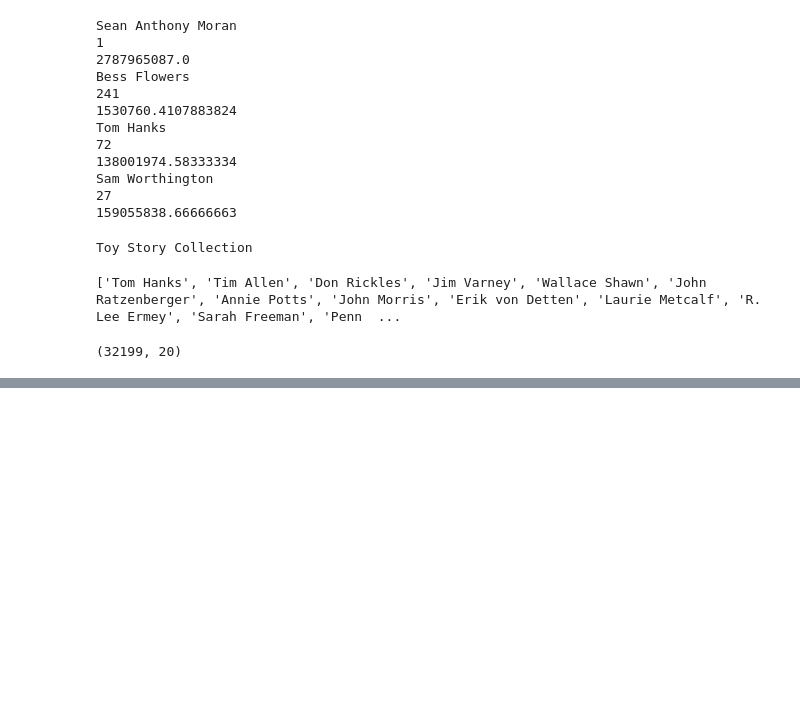
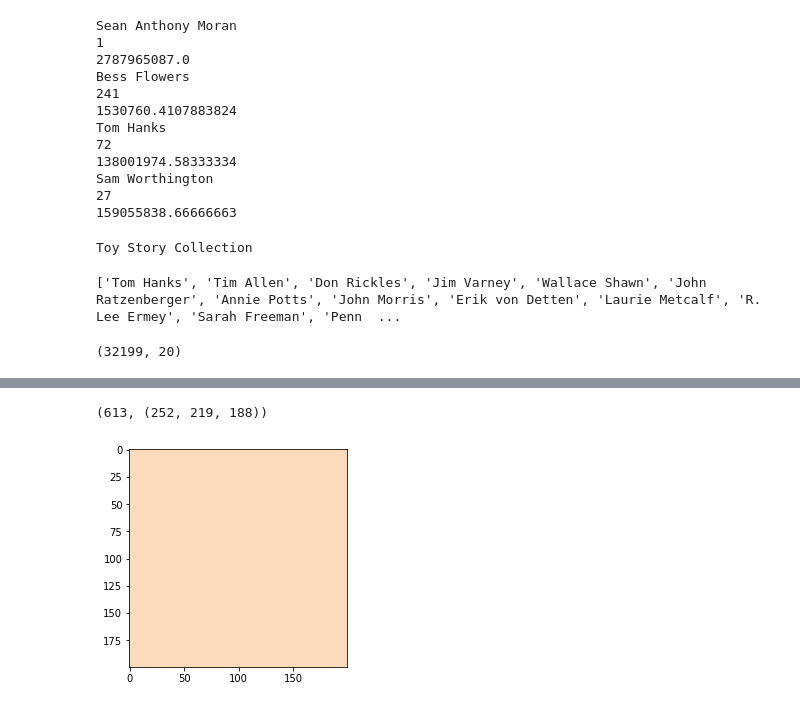
Before and after one commit to christian7137/MovieDataset, a Jupyter notebook: MovieNB_1.ipynb, the cells around one changed output, grey strips where cells are left out. Cells and saved outputs as stored; diff of their text form; code cells hidden in the pictures; blank space fills up the shorter version.

```diff
--- a/MovieNB_1.ipynb
+++ b/MovieNB_1.ipynb
@@ -301,3 +301,26 @@ print(movie_df.loc[862]['cast'])
 movie_df.loc[movie_df['original_language'] == 'en'].shape
 # %% [output]
 (32199, 20)
+# %%
+from PIL import Image
+
+# Taken from https://zeevgilovitz.com/detecting-dominant-colours-in-python
+def compare(title, image, colour_tuple):
+    #image.show(title=title)
+    image = Image.new("RGB", (200, 200,), colour_tuple)
+    return image
+
+def most_frequent_colour(image):
+
+    w, h = image.size
+    pixels = image.getcolors(w * h)
+
+    most_frequent_pixel = pixels[0]
+
+    for count, colour in pixels:
+        if count > most_frequent_pixel[0]:
+            most_frequent_pixel = (count, colour)
+
+    imshow(compare("Most Common", image, most_frequent_pixel[1]))
+
+    return most_frequent_pixel
@@ -303,0 +339,5 @@ movie_df.loc[movie_df['original_language'] == 'en'].shape
+# %%
+most_frequent_colour(img)
+# %% [output]
+(613, (252, 219, 188))
+[figure, added]
```
Also changed, not shown: parts of 1 cell of this notebook.
